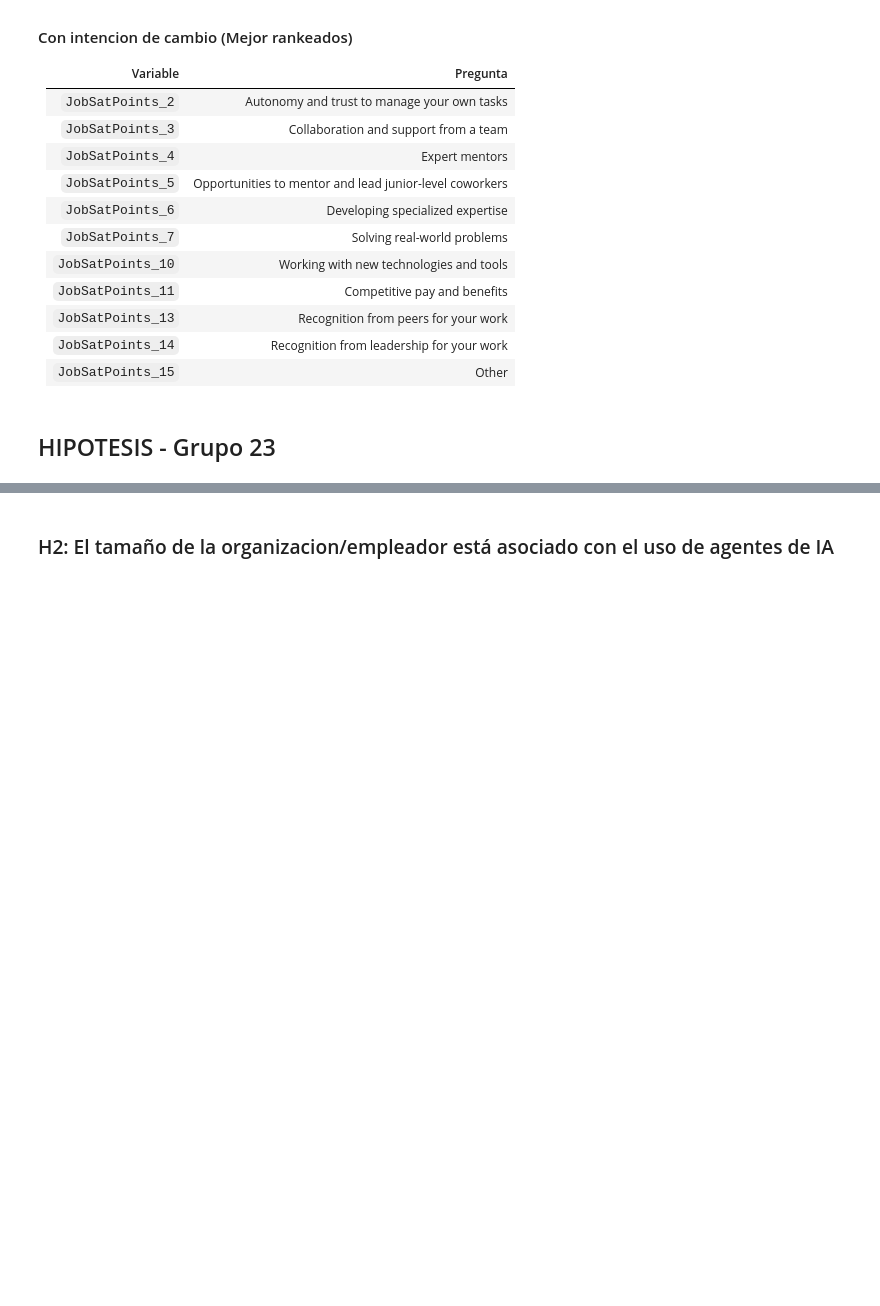
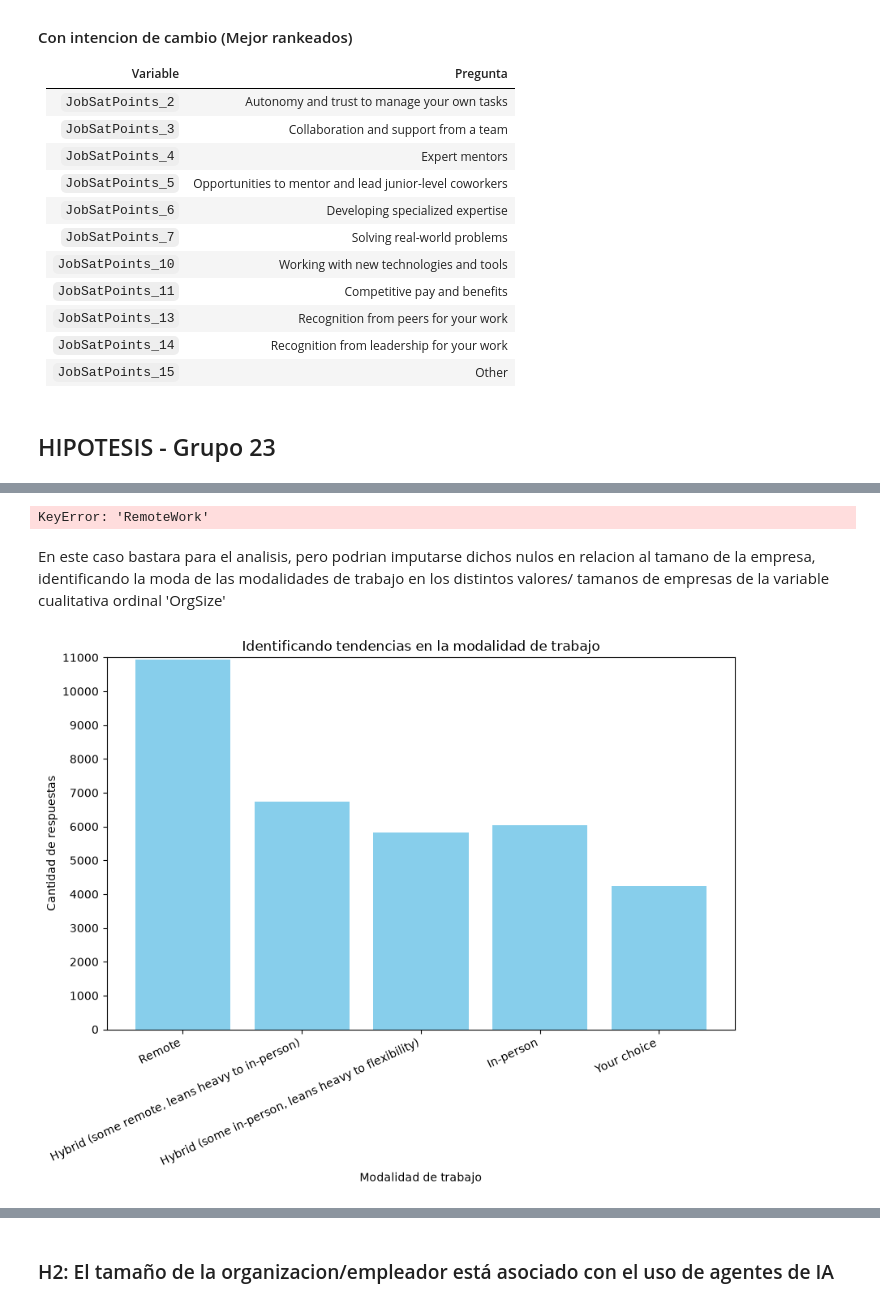
Before and after one commit to MateoGarrido13/StackOverflow-G23, a Jupyter notebook: Grupo23-Fund_C_Datos-StackOverflow.ipynb, the cells around one changed output, grey strips where cells are left out. Drawn from its saved outputs; the diff is of its cells as text; code cells hidden in the pictures; blank space fills up the shorter version.

```diff
--- a/Grupo23-Fund_C_Datos-StackOverflow.ipynb
+++ b/Grupo23-Fund_C_Datos-StackOverflow.ipynb
@@ -1343,0 +1359,4 @@ Observamos que valores cercanos a 15 (peor rankeados) en #1, #9 y #8, empujan al
+# %%
+col_formato = df_interes[["RemoteWork"]].copy()
+modalidades_posibles = col_formato["RemoteWork"].value_counts()
+print(modalidades_posibles)
@@ -1343,0 +1371,39 @@ Observamos que valores cercanos a 15 (peor rankeados) en #1, #9 y #8, empujan al
+# %%
+porc_nulos = df_modalidad["RemoteWork"].isna().mean() * 100
+print(f"Hay {round(porc_nulos, 2)}% de nulos en la variable RemoteWork")
+# %% [output]
+KeyError: 'RemoteWork'
+# %% [markdown]
+En este caso bastara para el analisis, pero podrian imputarse dichos nulos en relacion al tamano de la empresa, identificando la moda de las modalidades de trabajo en los distintos valores/ tamanos de empresas de la variable cualitativa ordinal 'OrgSize'
+# %%
+import matplotlib.pyplot as plt
+from matplotlib.ticker import MultipleLocator
+
+orden_modalidad = [
+    "Remote",
+    "Hybrid (some remote, leans heavy to in-person)",
+    "Hybrid (some in-person, leans heavy to flexibility)",
+    "In-person",
+    "Your choice (very flexible, you can come in when you want or just as needed)",
+]
+
+df_modalidad = col_formato["RemoteWork"].dropna()
+frecuencias = df_modalidad.value_counts().reindex(orden_modalidad)
+
+etiquetas_eje_x = {
+    "Your choice (very flexible, you can come in when you want or just as needed)": "Your choice",
+}
+x_labels = [etiquetas_eje_x.get(m, m) for m in frecuencias.index]
+
+fig, ax = plt.subplots(figsize=(9, 7))
+ax.bar(x_labels, frecuencias.values, color="skyblue")
+ax.set_title("Identificando tendencias en la modalidad de trabajo")
+ax.set_xlabel("Modalidad de trabajo")
+ax.set_ylabel("Cantidad de respuestas")
+ax.yaxis.set_major_locator(MultipleLocator(1000))
+ax.set_ylim(0, (frecuencias.max() // 1000 + 1) * 1000)
+plt.xticks(rotation=25, ha="right")
+plt.tight_layout()
+plt.show()
+# %% [output]
+[figure, added]
```
Also changed, not shown: parts of 42 cells of this notebook, 1 other file.
